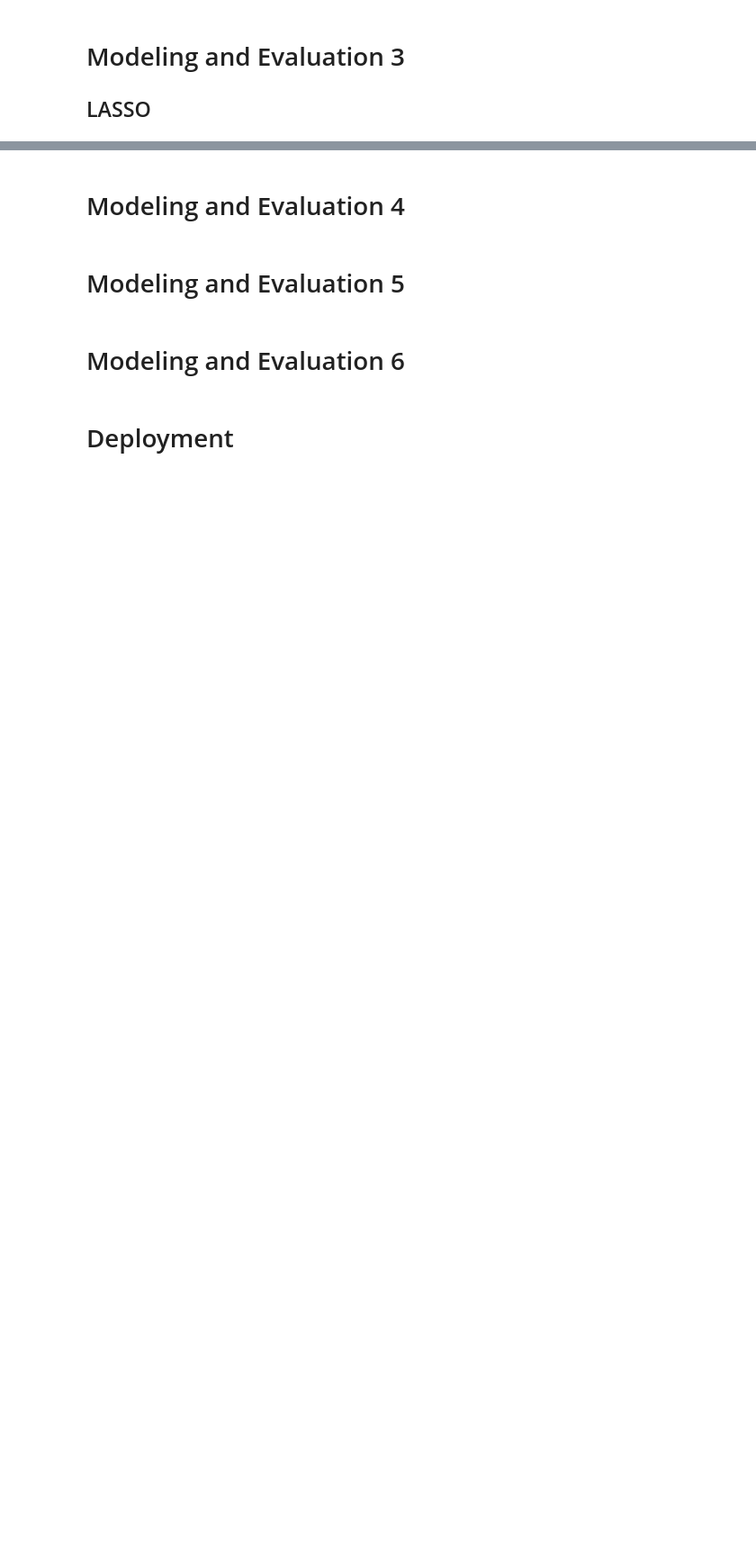
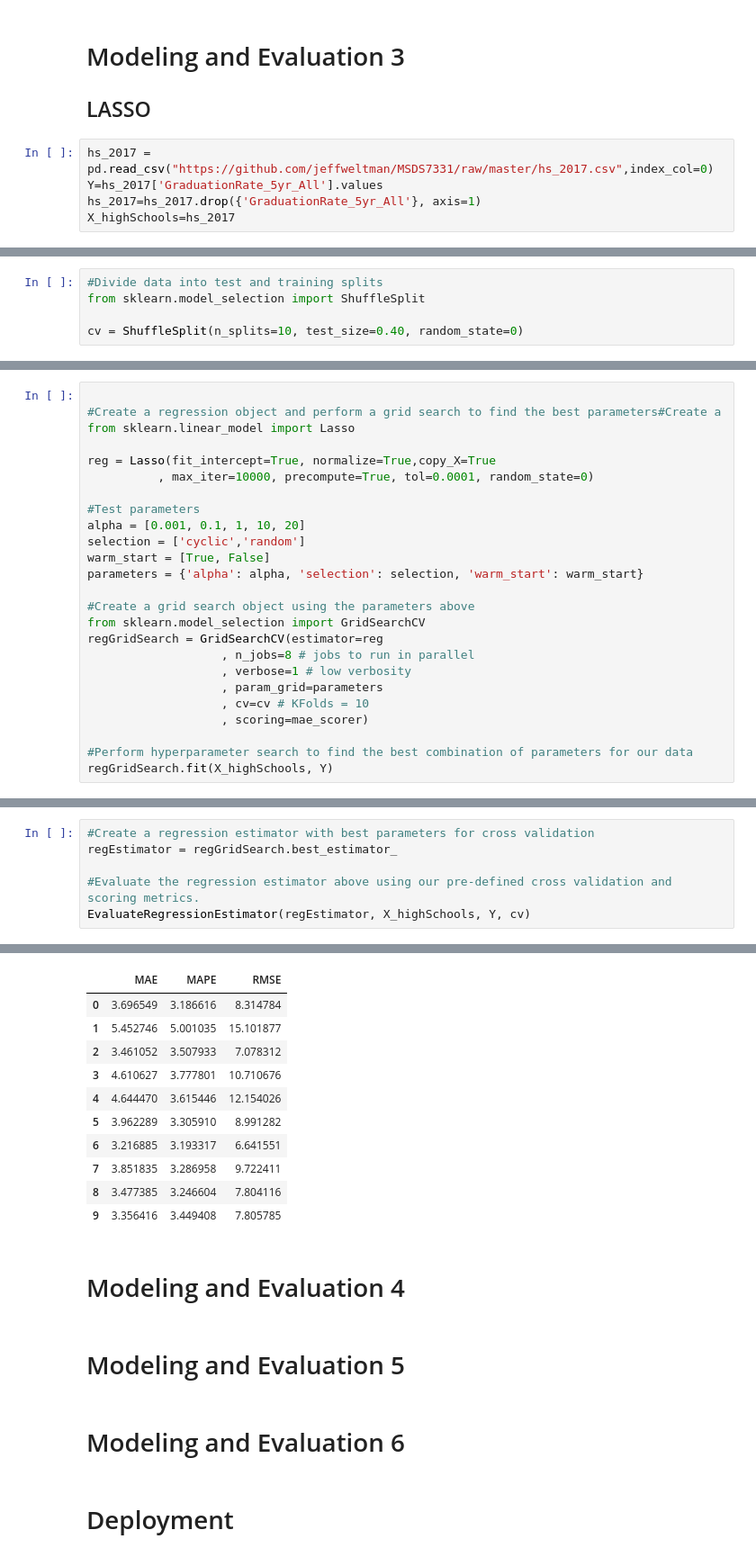
Before and after one commit to jeffweltman/MSDS7331, a Jupyter notebook: Lab2-Kevin.ipynb, the cells around one changed output, grey strips where cells are left out. Shown at 90% size. Drawn from its saved outputs; the diff is of its cells as text; blank space fills up the shorter version.

```diff
--- a/Lab2-Kevin.ipynb
+++ b/Lab2-Kevin.ipynb
@@ -146,3 +152,8 @@ Cross Validation Fold Mean Error Scores
 # Modeling and Evaluation 3
 
 ## LASSO
+# %%
+hs_2017 = pd.read_csv("https://github.com/jeffweltman/MSDS7331/raw/master/hs_2017.csv",index_col=0)
+Y=hs_2017['GraduationRate_5yr_All'].values
+hs_2017=hs_2017.drop({'GraduationRate_5yr_All'}, axis=1)
+X_highSchools=hs_2017
@@ -148,0 +166,5 @@ Cross Validation Fold Mean Error Scores
+# %%
+#Divide data into test and training splits
+from sklearn.model_selection import ShuffleSplit
+
+cv = ShuffleSplit(n_splits=10, test_size=0.40, random_state=0)
@@ -148,0 +231,25 @@ Cross Validation Fold Mean Error Scores
+# %%
+
+#Create a regression object and perform a grid search to find the best parameters#Create a
+from sklearn.linear_model import Lasso
+
+reg = Lasso(fit_intercept=True, normalize=True,copy_X=True
+          , max_iter=10000, precompute=True, tol=0.0001, random_state=0)
+
+#Test parameters
+alpha = [0.001, 0.1, 1, 10, 20]
+selection = ['cyclic','random']
+warm_start = [True, False]
+parameters = {'alpha': alpha, 'selection': selection, 'warm_start': warm_start}
+
+#Create a grid search object using the parameters above
+from sklearn.model_selection import GridSearchCV
+regGridSearch = GridSearchCV(estimator=reg
+                   , n_jobs=8 # jobs to run in parallel
+                   , verbose=1 # low verbosity
+                   , param_grid=parameters
+                   , cv=cv # KFolds = 10
+                   , scoring=mae_scorer)
+
+#Perform hyperparameter search to find the best combination of parameters for our data
+regGridSearch.fit(X_highSchools, Y)
@@ -148,0 +277,7 @@ Cross Validation Fold Mean Error Scores
+# %%
+#Create a regression estimator with best parameters for cross validation
+regEstimator = regGridSearch.best_estimator_
+
+#Evaluate the regression estimator above using our pre-defined cross validation and scoring metrics.
+EvaluateRegressionEstimator(regEstimator, X_highSchools, Y, cv)
+# %% [output]
@@ -149,3 +289,14 @@ Cross Validation Fold Mean Error Scores
+|  | MAE | MAPE | RMSE |
+| 0 | 3.696549 | 3.186616 | 8.314784 |
+| 1 | 5.452746 | 5.001035 | 15.101877 |
+| 2 | 3.461052 | 3.507933 | 7.078312 |
+| 3 | 4.610627 | 3.777801 | 10.710676 |
+| 4 | 4.644470 | 3.615446 | 12.154026 |
+| 5 | 3.962289 | 3.305910 | 8.991282 |
+| 6 | 3.216885 | 3.193317 | 6.641551 |
+| 7 | 3.851835 | 3.286958 | 9.722411 |
+| 8 | 3.477385 | 3.246604 | 7.804116 |
+| 9 | 3.356416 | 3.449408 | 7.805785 |
 # %% [markdown]
 # Modeling and Evaluation 4
 # %% [markdown]
```
Also changed, not shown: parts of 10 cells of this notebook.
